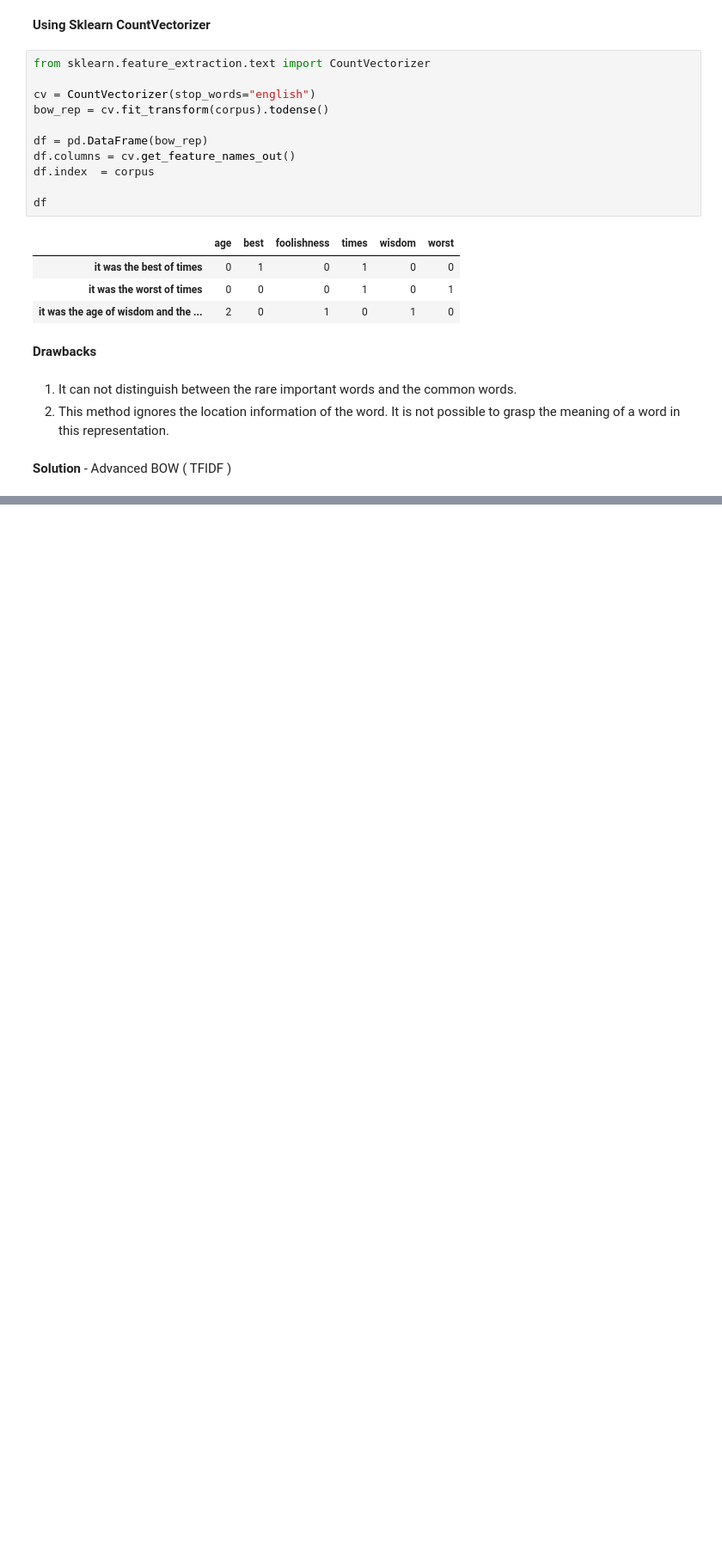
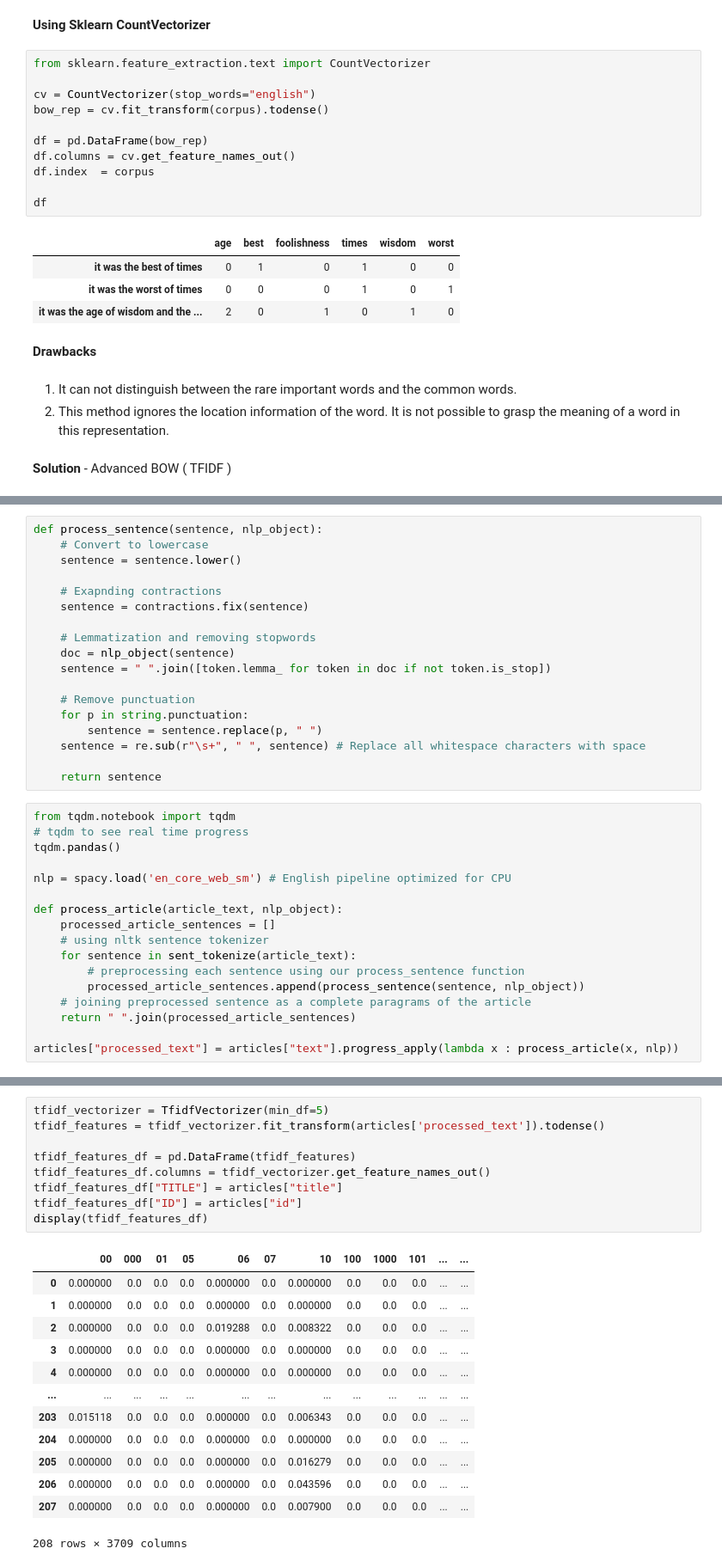
Before and after one commit to theCuriousHAT/TextRepresentationNLP, a Jupyter notebook: Text_representation/nlp2_text_repre_medium_article.ipynb, the cells around one changed output, grey strips where cells are left out. Shown at 86% size. Saved outputs shown, nothing was run; the diff lists cells and outputs as text; blank space fills up the shorter version.

```diff
--- a/Text_representation/nlp2_text_repre_medium_article.ipynb
+++ b/Text_representation/nlp2_text_repre_medium_article.ipynb
@@ -312,0 +467,35 @@ TF-IDF is mainly composed of two components - Term Frequency(TF) & IDF (Inverse
+# %%
+def process_sentence(sentence, nlp_object):
+    # Convert to lowercase
+    sentence = sentence.lower()
+
+    # Exapnding contractions
+    sentence = contractions.fix(sentence)
+
+    # Lemmatization and removing stopwords
+    doc = nlp_object(sentence)
+    sentence = " ".join([token.lemma_ for token in doc if not token.is_stop])
+
+    # Remove punctuation
+    for p in string.punctuation:
+        sentence = sentence.replace(p, " ")
+    sentence = re.sub(r"\s+", " ", sentence) # Replace all whitespace characters with space
+
+    return sentence
+# %%
+from tqdm.notebook import tqdm
+# tqdm to see real time progress
+tqdm.pandas()
+
+nlp = spacy.load('en_core_web_sm') # English pipeline optimized for CPU
+
+def process_article(article_text, nlp_object):
+    processed_article_sentences = []
+    # using nltk sentence tokenizer
+    for sentence in sent_tokenize(article_text):
+        # preprocessing each sentence using our process_sentence function
+        processed_article_sentences.append(process_sentence(sentence, nlp_object))
+    # joining preprocessed sentence as a complete paragrams of the article
+    return " ".join(processed_article_sentences)
+
+articles["processed_text"] = articles["text"].progress_apply(lambda x : process_article(x, nlp))
@@ -312,0 +504,23 @@ TF-IDF is mainly composed of two components - Term Frequency(TF) & IDF (Inverse
+# %%
+tfidf_vectorizer = TfidfVectorizer(min_df=5)
+tfidf_features = tfidf_vectorizer.fit_transform(articles['processed_text']).todense()
+
+tfidf_features_df = pd.DataFrame(tfidf_features)
+tfidf_features_df.columns = tfidf_vectorizer.get_feature_names_out()
+tfidf_features_df["TITLE"] = articles["title"]
+tfidf_features_df["ID"] = articles["id"]
+display(tfidf_features_df)
+# %% [output]
+|  | 00 | 000 | 01 | 05 | 06 | 07 | 10 | 100 | 1000 | 101 | ... | ... |
+| 0 | 0.000000 | 0.0 | 0.0 | 0.0 | 0.000000 | 0.0 | 0.000000 | 0.0 | 0.0 | 0.0 | ... | ... |
+| 1 | 0.000000 | 0.0 | 0.0 | 0.0 | 0.000000 | 0.0 | 0.000000 | 0.0 | 0.0 | 0.0 | ... | ... |
+| 2 | 0.000000 | 0.0 | 0.0 | 0.0 | 0.019288 | 0.0 | 0.008322 | 0.0 | 0.0 | 0.0 | ... | ... |
+| 3 | 0.000000 | 0.0 | 0.0 | 0.0 | 0.000000 | 0.0 | 0.000000 | 0.0 | 0.0 | 0.0 | ... | ... |
+| 4 | 0.000000 | 0.0 | 0.0 | 0.0 | 0.000000 | 0.0 | 0.000000 | 0.0 | 0.0 | 0.0 | ... | ... |
+| ... | ... | ... | ... | ... | ... | ... | ... | ... | ... | ... | ... | ... |
+| 203 | 0.015118 | 0.0 | 0.0 | 0.0 | 0.000000 | 0.0 | 0.006343 | 0.0 | 0.0 | 0.0 | ... | ... |
+| 204 | 0.000000 | 0.0 | 0.0 | 0.0 | 0.000000 | 0.0 | 0.000000 | 0.0 | 0.0 | 0.0 | ... | ... |
+| 205 | 0.000000 | 0.0 | 0.0 | 0.0 | 0.000000 | 0.0 | 0.016279 | 0.0 | 0.0 | 0.0 | ... | ... |
+| 206 | 0.000000 | 0.0 | 0.0 | 0.0 | 0.000000 | 0.0 | 0.043596 | 0.0 | 0.0 | 0.0 | ... | ... |
+| 207 | 0.000000 | 0.0 | 0.0 | 0.0 | 0.000000 | 0.0 | 0.007900 | 0.0 | 0.0 | 0.0 | ... | ... |
+208 rows × 3709 columns
```
Also changed, not shown: parts of 24 cells of this notebook.
